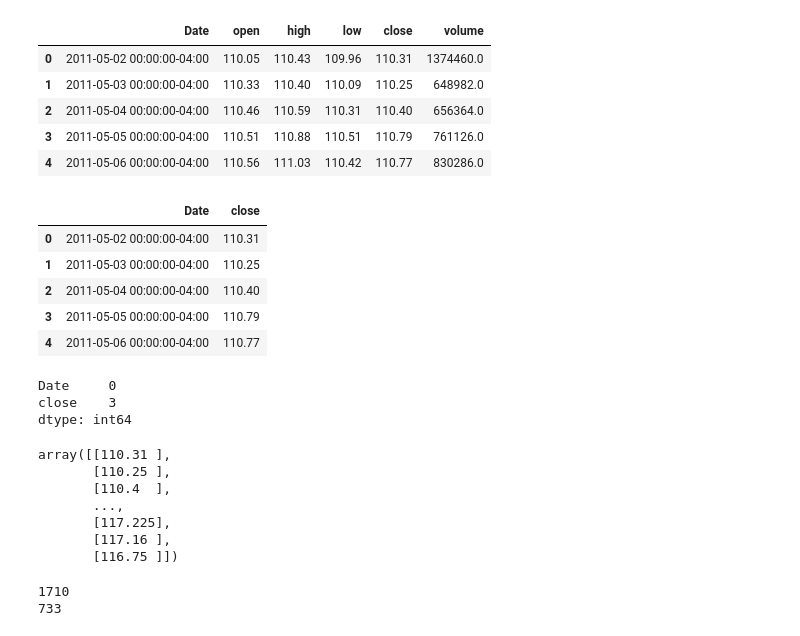
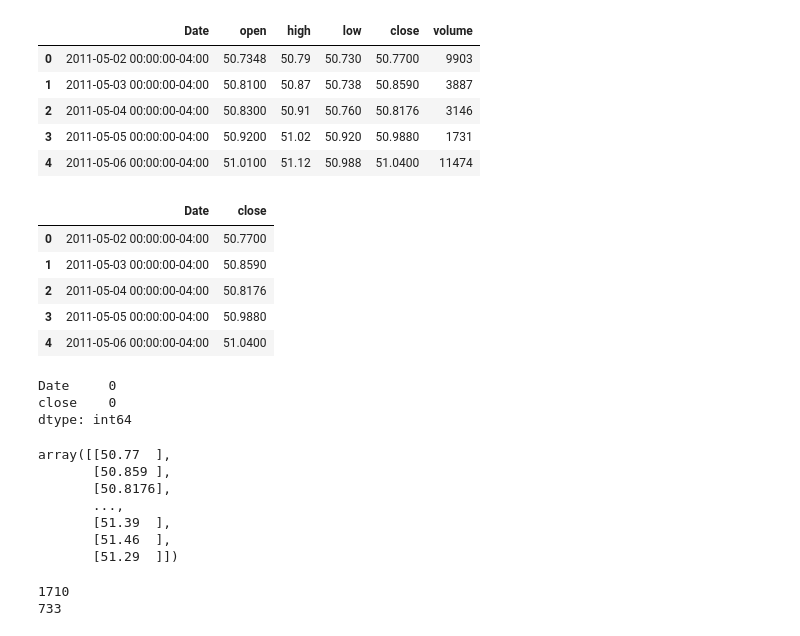
Before and after one commit to ummearusha/Insuring_Insurance_Payments, a Jupyter notebook: price_predictor_jb.ipynb, the cells around one changed output. Cells and saved outputs as stored; diff of their text form; code cells hidden in the pictures.

```diff
--- a/price_predictor_jb.ipynb
+++ b/price_predictor_jb.ipynb
@@ -20,33 +20,33 @@ from pathlib import Path
 import plotly.graph_objs as go
 # %%
 #Importing CSV
-csvpath = Path("Resources/LQD.csv")
+csvpath = Path("Resources/VMBS.csv")
 ETF = pd.read_csv(csvpath)
 ETF.head()
 # %% [output]
 |  | Date | open | high | low | close | volume |
-| 0 | 2011-05-02 00:00:00-04:00 | 110.05 | 110.43 | 109.96 | 110.31 | 1374460.0 |
-| 1 | 2011-05-03 00:00:00-04:00 | 110.33 | 110.40 | 110.09 | 110.25 | 648982.0 |
-| 2 | 2011-05-04 00:00:00-04:00 | 110.46 | 110.59 | 110.31 | 110.40 | 656364.0 |
-| 3 | 2011-05-05 00:00:00-04:00 | 110.51 | 110.88 | 110.51 | 110.79 | 761126.0 |
-| 4 | 2011-05-06 00:00:00-04:00 | 110.56 | 111.03 | 110.42 | 110.77 | 830286.0 |
+| 0 | 2011-05-02 00:00:00-04:00 | 50.7348 | 50.79 | 50.730 | 50.7700 | 9903 |
+| 1 | 2011-05-03 00:00:00-04:00 | 50.8100 | 50.87 | 50.738 | 50.8590 | 3887 |
+| 2 | 2011-05-04 00:00:00-04:00 | 50.8300 | 50.91 | 50.760 | 50.8176 | 3146 |
+| 3 | 2011-05-05 00:00:00-04:00 | 50.9200 | 51.02 | 50.920 | 50.9880 | 1731 |
+| 4 | 2011-05-06 00:00:00-04:00 | 51.0100 | 51.12 | 50.988 | 51.0400 | 11474 |
 # %%
 # Removing all columns but close_price
 ETF.drop(columns=['open', 'high', 'low', 'volume'], inplace=True)
 ETF.head()
 # %% [output]
 |  | Date | close |
-| 0 | 2011-05-02 00:00:00-04:00 | 110.31 |
-| 1 | 2011-05-03 00:00:00-04:00 | 110.25 |
-| 2 | 2011-05-04 00:00:00-04:00 | 110.40 |
-| 3 | 2011-05-05 00:00:00-04:00 | 110.79 |
-| 4 | 2011-05-06 00:00:00-04:00 | 110.77 |
+| 0 | 2011-05-02 00:00:00-04:00 | 50.7700 |
+| 1 | 2011-05-03 00:00:00-04:00 | 50.8590 |
+| 2 | 2011-05-04 00:00:00-04:00 | 50.8176 |
+| 3 | 2011-05-05 00:00:00-04:00 | 50.9880 |
+| 4 | 2011-05-06 00:00:00-04:00 | 51.0400 |
 # %%
 #Checking For Nulls
 ETF.isnull().sum()
 # %% [output]
 Date     0
-close    3
+close    0
 dtype: int64
 # %%
 #Establishing test and train data for Closing price as well as the Date
@@ -60,13 +60,13 @@ close_train = close_data[:split]
 close_test = close_data[split:]
 close_train
 # %% [output]
-array([[110.31 ],
-       [110.25 ],
-       [110.4  ],
+array([[50.77  ],
+       [50.859 ],
+       [50.8176],
        ...,
-       [117.225],
-       [117.16 ],
-       [116.75 ]])
+       [51.39  ],
+       [51.46  ],
+       [51.29  ]])
 # %%
 date_data = ETF['Date']
 date_train = ETF['Date'][:split]
```
Also changed, not shown: parts of 7 cells of this notebook, 2 other files.
